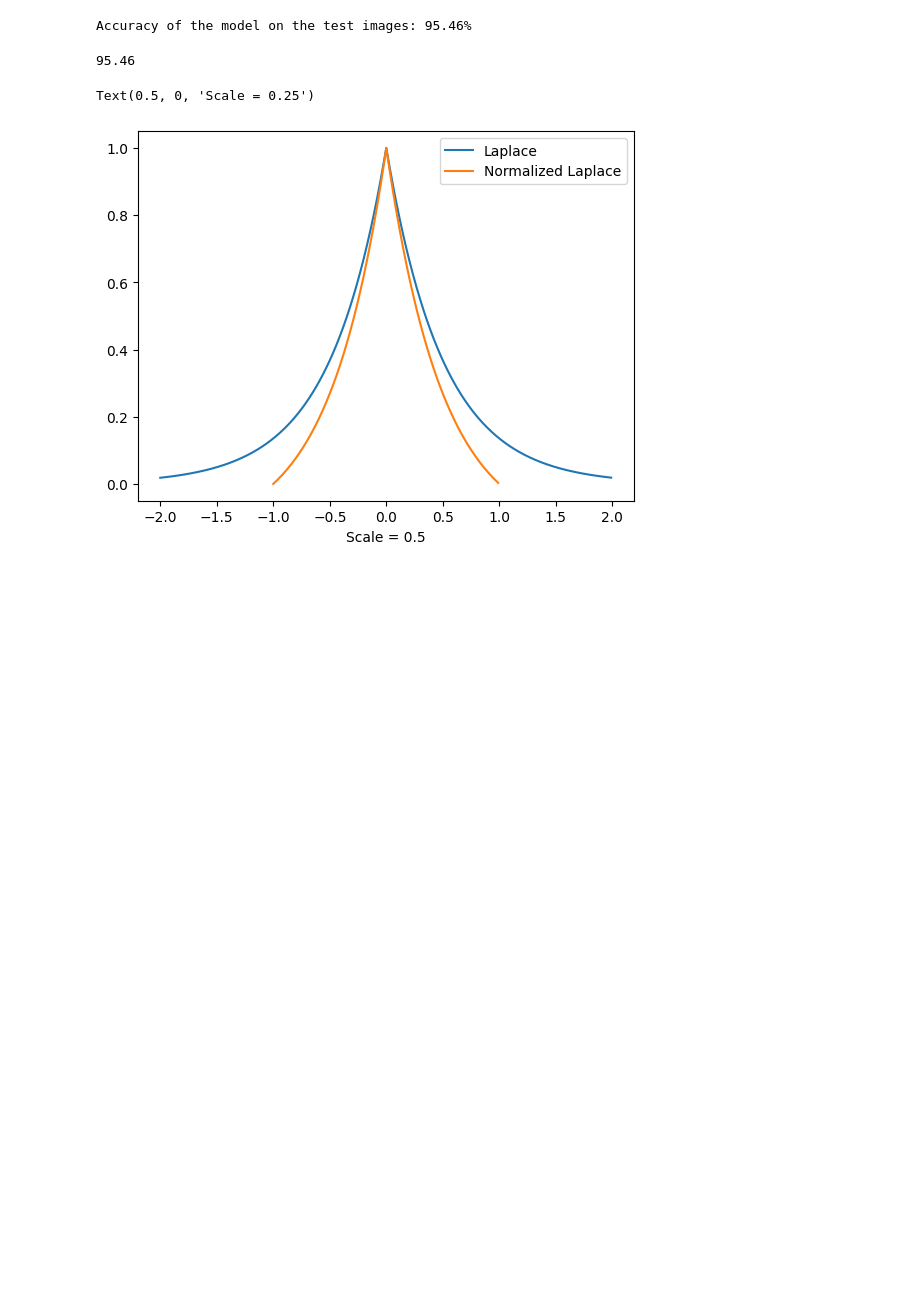
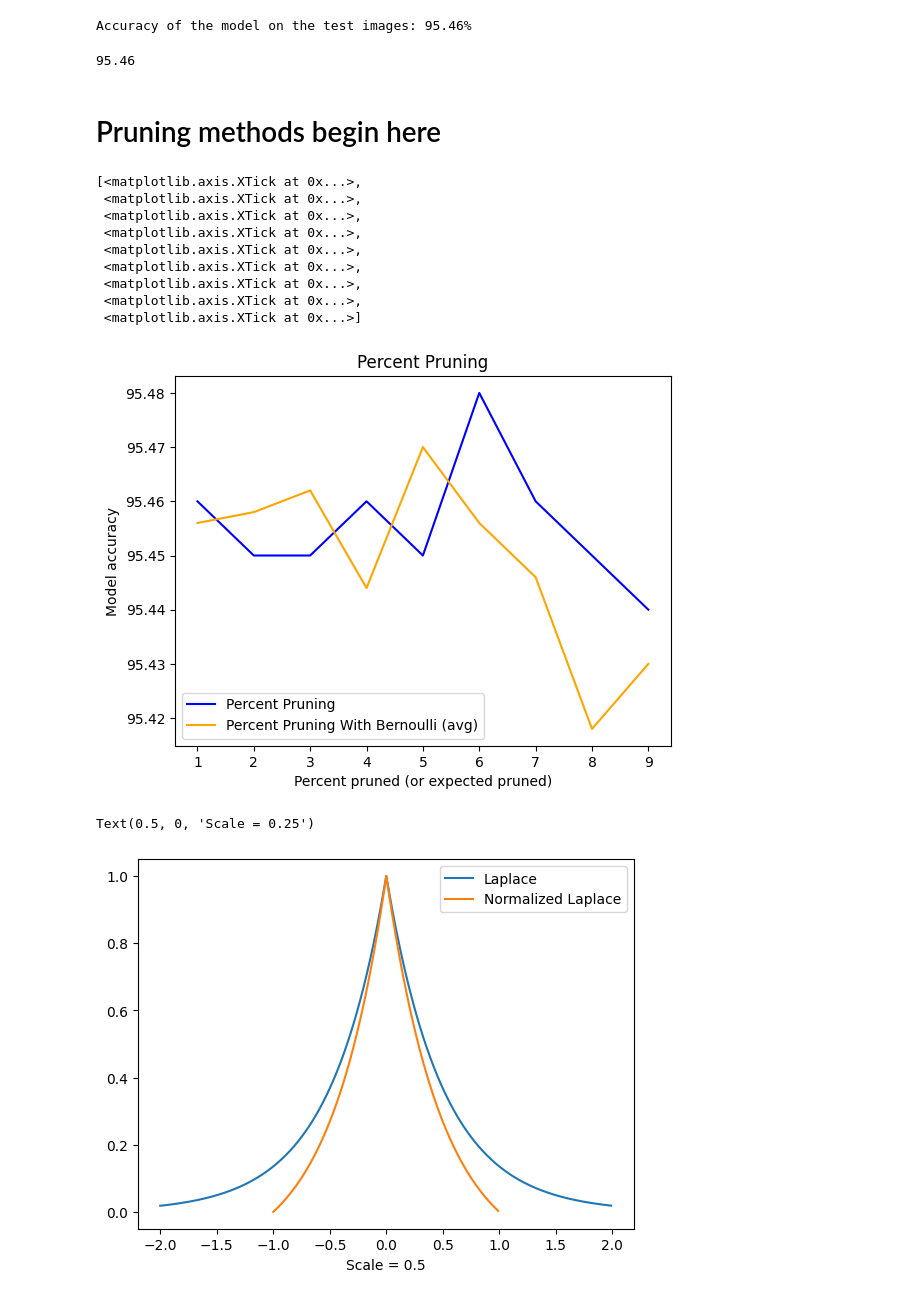
Before and after one commit to jtschuler/probabilistic-pruning, a Jupyter notebook: resnet_optimized.ipynb, the cells around one changed output. Saved outputs shown, nothing was run; the diff lists cells and outputs as text; code cells hidden in the pictures; blank space fills up the shorter version.

Commit message:
updated results/pruning funcs

```diff
--- a/resnet_optimized.ipynb
+++ b/resnet_optimized.ipynb
@@ -103,37 +104,49 @@ evaluate_model(model, testloader)
 # %% [output]
 Accuracy of the model on the test images: 95.46%
 95.46
+# %% [markdown]
+# Pruning methods begin here
 # %%
-# Bernoulli Pruning [Poor Results]
-%load_ext autoreload
+# Bernoulli Pruning
 %autoreload now
 
-# percent_prune = []
-# percent_prune_with_bernoulli = []
-# percents = np.arange(1,10,1)
+percent_prune = []
+percent_prune_with_bernoulli = []
+percents = np.arange(1,10,1)
 
-# for percent in percents:
-#     pruned_model = copy.deepcopy(model)
-#     pruning_funcs.percent_prune_by_layer(pruned_model, device, percent=percent)
-#     percent_prune.append(evaluate_model(pruned_model, testloader, suppress_output=True))
+for percent in percents:
+    pruned_model = copy.deepcopy(model)
+    pruning_funcs.bottom_percent_prune(pruned_model, device, percent=percent)
+    percent_prune.append(evaluate_model(pruned_model, testloader, suppress_output=True))
 
-#     ppwb_runs = []
-#     for i in range(5):
-#         pruned_model_2 = copy.deepcopy(model)
-#         pruning_funcs.percent_prune_with_bernoulli(pruned_model_2, device, percent=(2*percent), p_success=0.5)
-#         ppwb_runs.append(evaluate_model(pruned_model_2, testloader, suppress_output=True))
+    ppwb_runs = []
+    for i in range(5):
+        pruned_model_2 = copy.deepcopy(model)
+        pruning_funcs.percent_prune_with_bernoulli(pruned_model_2, device, percent=(2*percent), p_success=0.5)
+        ppwb_runs.append(evaluate_model(pruned_model_2, testloader, suppress_output=True))
 
-#     percent_prune_with_bernoulli.append(np.mean(ppwb_runs))
+    percent_prune_with_bernoulli.append(np.mean(ppwb_runs))
 
-# fig, ax = plt.subplots()
-# ax.set_title("Percent Pruning")
-# line1, = ax.plot(percents, percent_prune, color='blue')
-# line2, = ax.plot(percents, percent_prune_with_bernoulli, color='orange')
-# line1.set_label("Percent Pruning")
-# line2.set_label("Percent Pruning With Bernoulli (avg)")
-# ax.legend()
-# ax.set_xlabel("Percent pruned (or expected pruned)")
-# ax.set_ylabel("Model accuracy")
-# ax.set_xticks(percents)
+fig, ax = plt.subplots()
+ax.set_title("Percent Pruning")
+line1, = ax.plot(percents, percent_prune, color='blue')
+line2, = ax.plot(percents, percent_prune_with_bernoulli, color='orange')
+line1.set_label("Percent Pruning")
+line2.set_label("Percent Pruning With Bernoulli (avg)")
+ax.legend()
+ax.set_xlabel("Percent pruned (or expected pruned)")
+ax.set_ylabel("Model accuracy")
+ax.set_xticks(percents)
+# %% [output]
+[<matplotlib.axis.XTick at 0x...>,
+ <matplotlib.axis.XTick at 0x...>,
+ <matplotlib.axis.XTick at 0x...>,
+ <matplotlib.axis.XTick at 0x...>,
+ <matplotlib.axis.XTick at 0x...>,
+ <matplotlib.axis.XTick at 0x...>,
+ <matplotlib.axis.XTick at 0x...>,
+ <matplotlib.axis.XTick at 0x...>,
+ <matplotlib.axis.XTick at 0x...>]
+[figure, added]
 # %%
 # Graph Laplace Distribution
```
Also changed, not shown: parts of 6 cells of this notebook, 1 other file.
